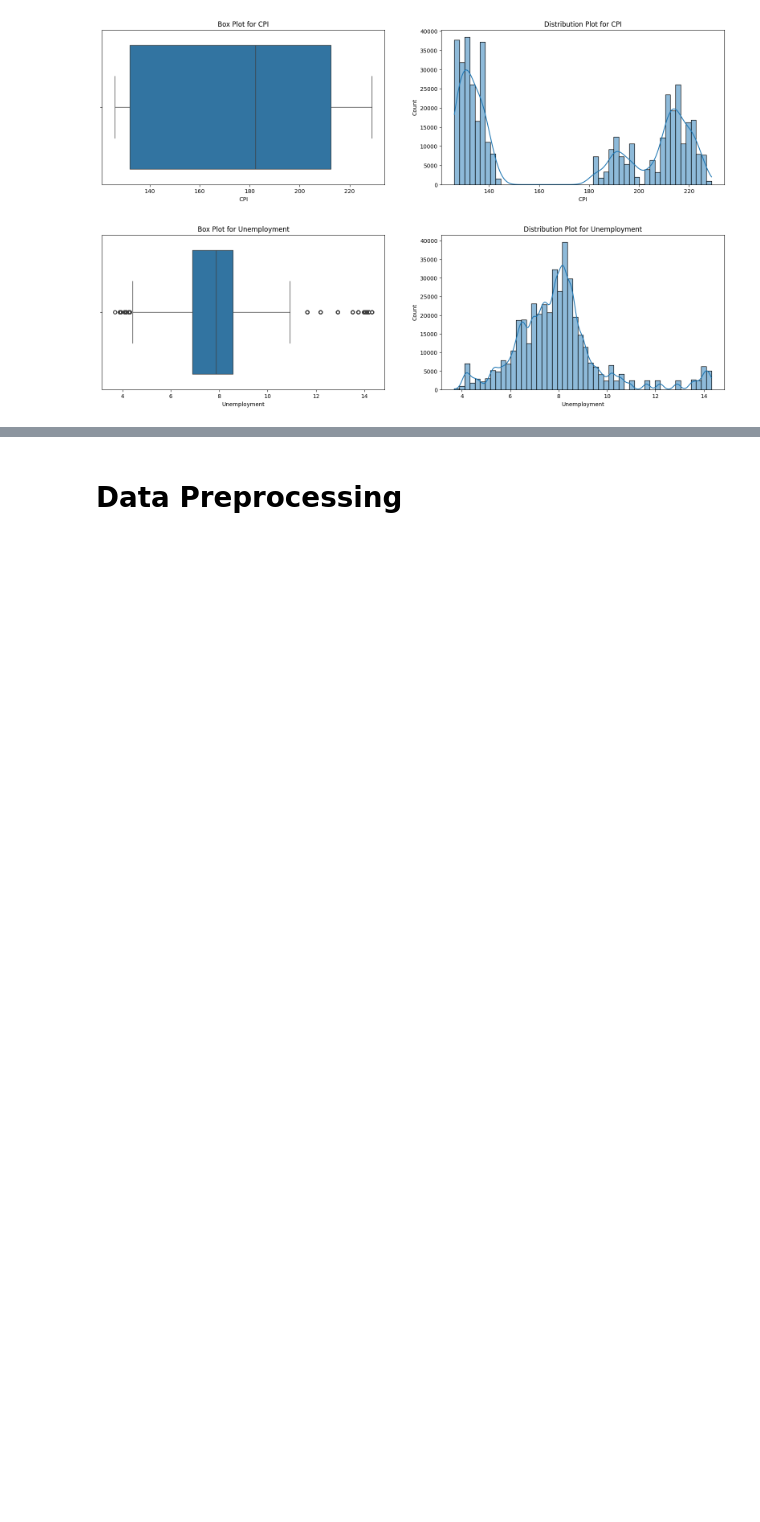
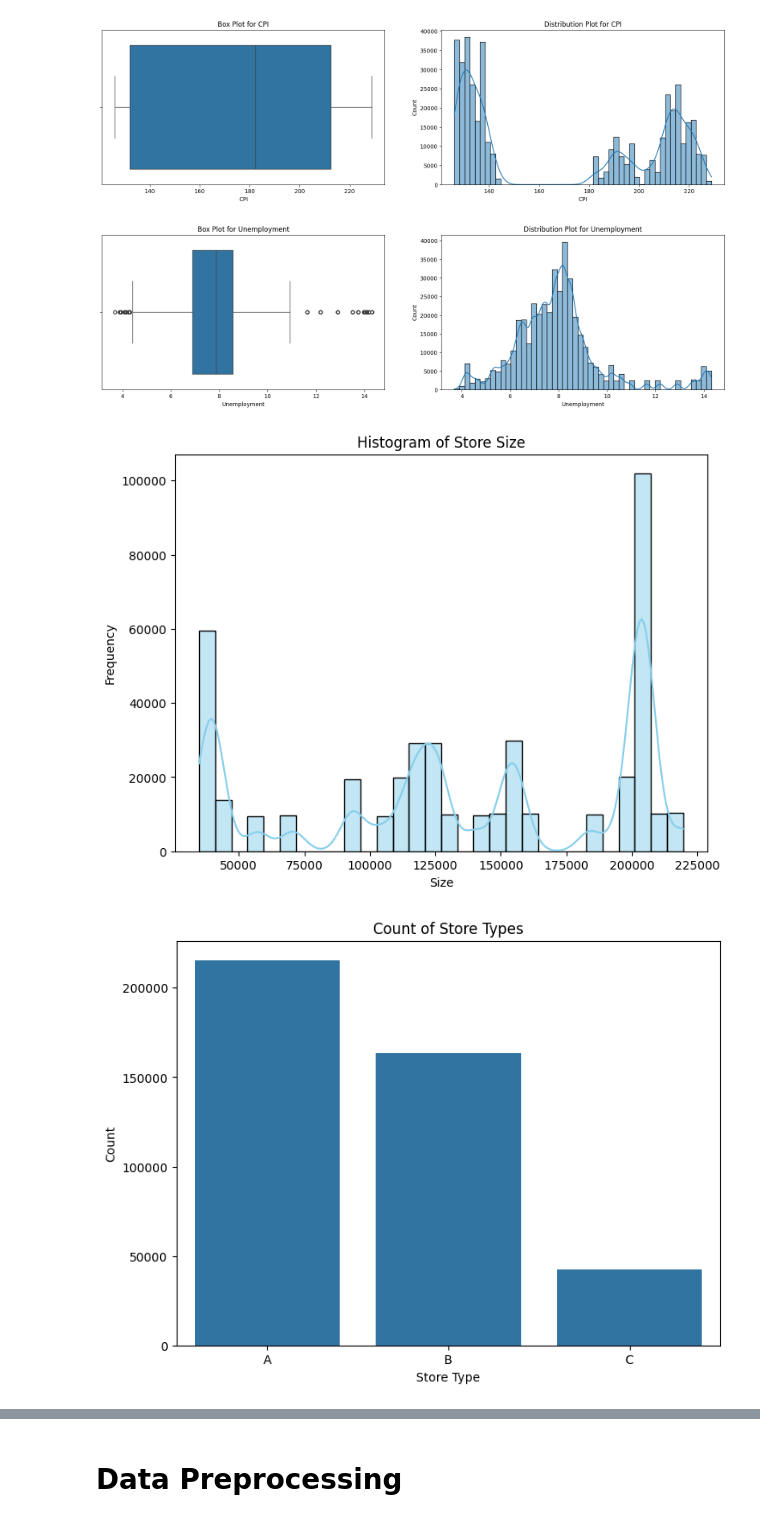
Before and after one commit to GDharan10/Analysis1_RetailSalsesForecast, a Jupyter notebook: RetailSalsesForecast.ipynb, the cells around one changed output, grey strips where cells are left out. Cells and saved outputs as stored; diff of their text form; code cells hidden in the pictures; blank space fills up the shorter version.

```diff
--- a/RetailSalsesForecast.ipynb
+++ b/RetailSalsesForecast.ipynb
@@ -217,3 +219,41 @@ for i in numeric_columns:
 [figure]
 [figure]
 [figure]
+# %%
+def eda_plots(df):
+    # Histogram of 'Size'
+    plt.figure(figsize=(8, 6))
+    sns.histplot(df['Size'], bins=30, kde=True, color='skyblue', edgecolor='black')
+    plt.title('Histogram of Store Size')
+    plt.xlabel('Size')
+    plt.ylabel('Frequency')
+    plt.show()
+
+    # Countplot of 'Type'
+    plt.figure(figsize=(8, 6))
+    sns.countplot(data=df, x='Type')
+    plt.title('Count of Store Types')
+    plt.xlabel('Store Type')
+    plt.ylabel('Count')
+    plt.show()
+
+    # Boxplot of 'Weekly_Sales' by 'Type'
+    plt.figure(figsize=(10, 6))
+    sns.boxplot(data=df, x='Type', y='Weekly_Sales')
+    plt.title('Weekly Sales Distribution by Store Type')
+    plt.xlabel('Store Type')
+    plt.ylabel('Weekly Sales')
+    plt.show()
+
+    # Scatterplot of 'Weekly_Sales' vs 'Temperature'
+    plt.figure(figsize=(8, 6))
+    sns.scatterplot(data=df, x='Temperature', y='Weekly_Sales')
+    plt.title('Weekly Sales vs Temperature')
+    plt.xlabel('Temperature')
+    plt.ylabel('Weekly Sales')
+    plt.show()
+# %%
+eda_plots(df)
+# %% [output]
+[figure, added]
+[figure, added]
```
Also changed, not shown: parts of 9 cells of this notebook.
